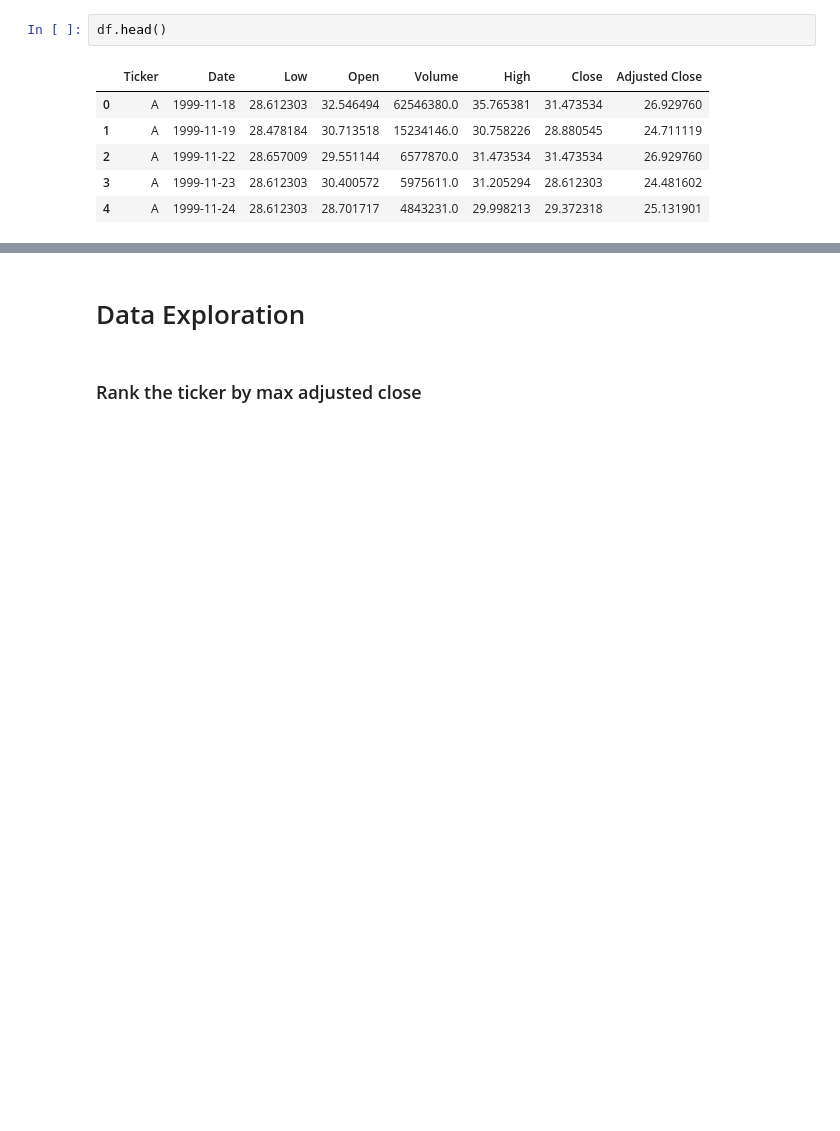
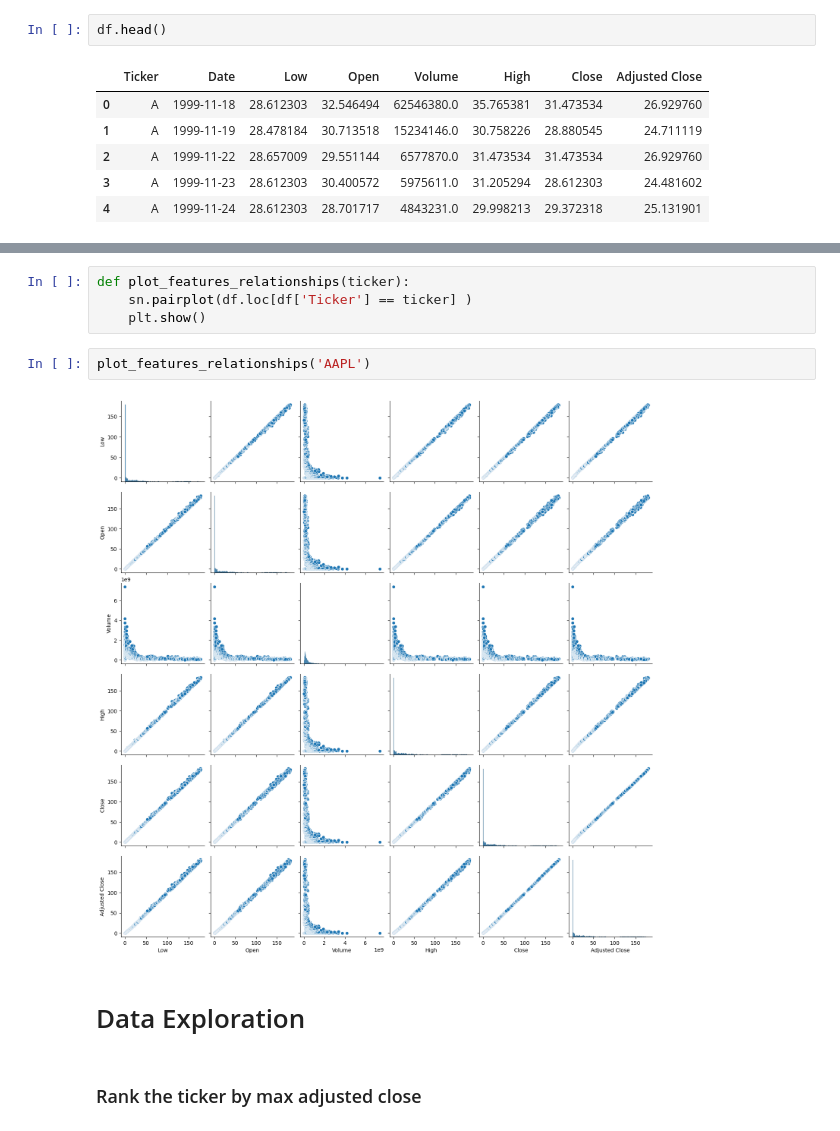
Before and after one commit to nicola-cecere/Stock_Market_TS_Prediction, a Jupyter notebook: dataAnalysis.ipynb, the cells around one changed output, grey strips where cells are left out. Cells and saved outputs as stored; diff of their text form; blank space fills up the shorter version.

```diff
--- a/dataAnalysis.ipynb
+++ b/dataAnalysis.ipynb
@@ -68,3 +88,11 @@ df.head()
+# %%
+def plot_features_relationships(ticker):
+    sn.pairplot(df.loc[df['Ticker'] == ticker] )
+    plt.show()
+# %%
+plot_features_relationships('AAPL')
+# %% [output]
+[figure, added]
 # %% [markdown]
 # Data Exploration
 # %% [markdown]
```
Also changed, not shown: parts of 23 cells of this notebook.
